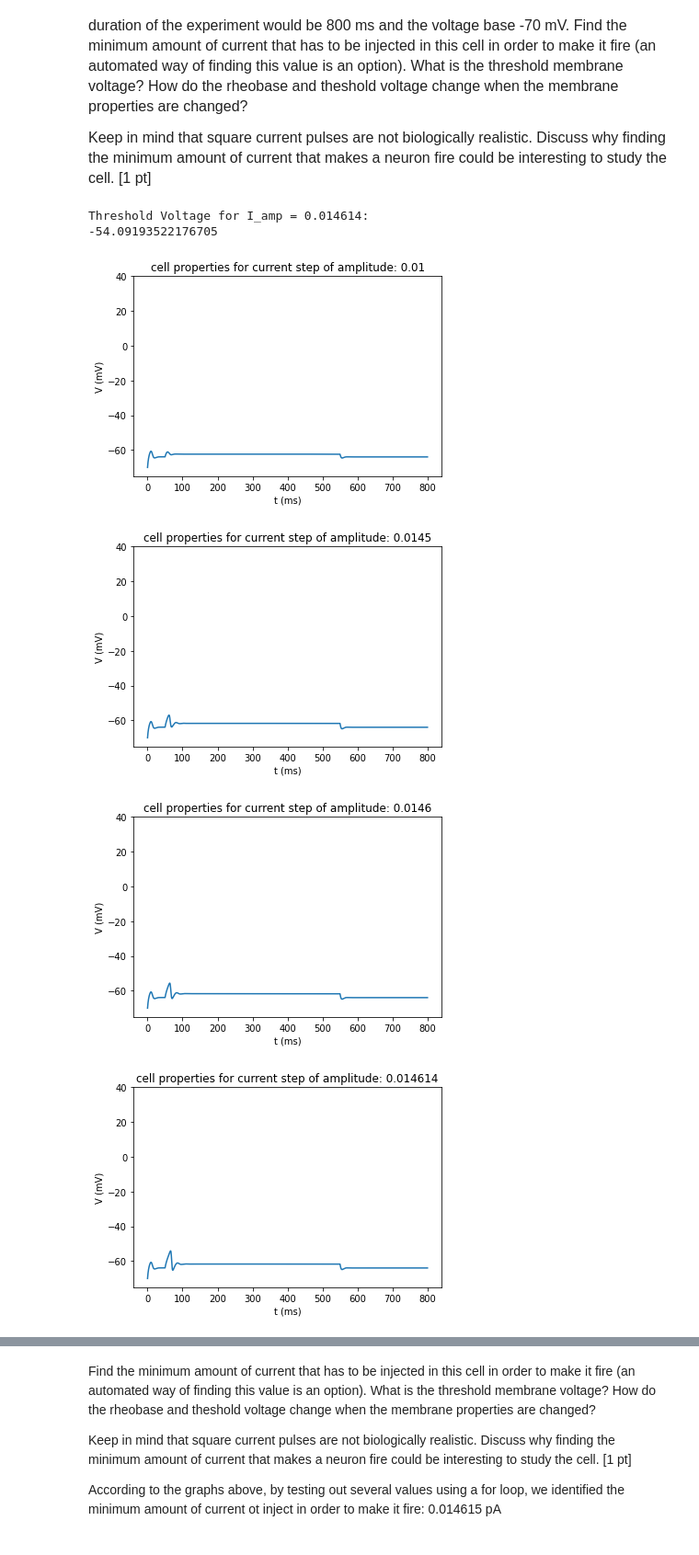
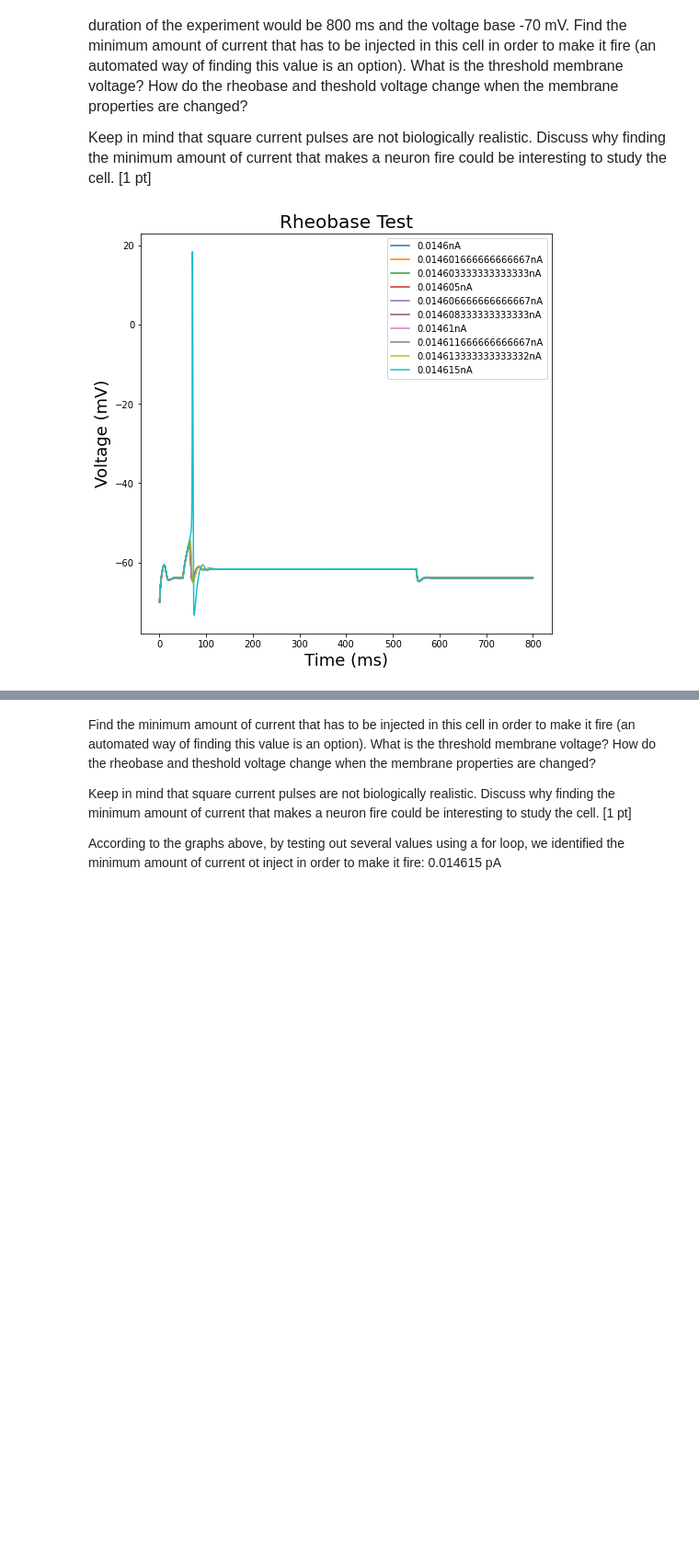
Before and after one commit to GasserElbanna/In-Silico-Neuroscience-Projects, a Jupyter notebook: Week 3/Week3_HomeWork.ipynb, the cells around one changed output, grey strips where cells are left out. Shown at 92% size. Drawn from its saved outputs; the diff is of its cells as text; code cells hidden in the pictures; blank space fills up the shorter version.

```diff
--- a/Week 3/Week3_HomeWork.ipynb
+++ b/Week 3/Week3_HomeWork.ipynb
@@ -198,48 +175,42 @@ soma.insert('hh')
 for seg in soma:
     seg.hh.gkbar = 0.015   # Maximal conductance of the potassium channels
     seg.hh.gnabar = 0.1  # Maximal conductance of the sodium channels
+# %%
+def compute_rheobase(soma_v_vec, t_vec, min_I, max_I, num_steps, stim):
+    fig = plt.figure(figsize=(8, 8))
+    current = []
+    for i in np.linspace(min_I, max_I, num_steps):
+        current.append(i)
+        stim.amp = i
+
+        # Initialize and run a simulation
+        h.load_file('stdrun.hoc')
+        h.finitialize(-70)
+        h.continuerun(800)
+        plt.plot(t_vec, soma_v_vec, label=str(i) + 'nA')
+        plt.title('Rheobase Test', fontsize=20)
+        plt.legend()
+
+    #print(current)
+    plt.xlabel('Time (ms)', fontsize=18)
+    plt.ylabel('Voltage (mV)', fontsize=18)
+    #pyplot.savefig("E:\GP\Results\Rheobase_Test.svg")
 # %%
 # Inject a current step into the soma
 stim = h.IClamp(soma(0.5))         # Place a stimulation electrode in the middle of the soma
 stim.delay = 50   # stim delay (ms)
 stim.dur = 500     # stim duration (ms)
 
-I_amp_values = [0.01, 0.0145, 0.0146, 0.014614, 0.014615, 0.0147, 0.015, 0.03]
+# Initialize NEURON vectors to record time, voltage and current
+# time vector
+rec_t = h.Vector()
+rec_t.record(h._ref_t)
 
-for I_amp in I_amp_values:
-    stim.amp = I_amp     # stim amplitude (pA)
+# membrame potential vector
+rec_v = h.Vector()
+rec_v.record(soma(0.5)._ref_v)
 
-    # Initialize NEURON vectors to record time, voltage and current
-    # time vector
-    rec_t = h.Vector()
-    rec_t.record(h._ref_t)
-    # membrame potential vector
-    rec_v = h.Vector()
-    rec_v.record(soma(0.5)._ref_v)
-    # current
-    rec_i = h.Vector()
-    rec_i.record(stim._ref_i)
-
-    # Initialize and run a simulation
-    h.load_file('stdrun.hoc')
-    h.finitialize(-70)
-    h.continuerun(800)
-
-    if I_amp == 0.014614:
-        print("Threshold Voltage for I_amp = 0.014614: ")
-        print(rec_v.max())
-
-    # PLOT
-    plt.figure()
-    plt.title('cell properties for current step of amplitude: '+str(I_amp))
-    plt.ylim([-75, 40])
-    plt.ylabel('V (mV)')
-    plt.xlabel('t (ms)')
-    plt.plot(rec_t,rec_v)
+# Apply stimulation protocol with different current to get Rheobase (min current)
+compute_rheobase(rec_v, rec_t, 0.0146, 0.014615, 10, stim)
 # %% [output]
-Threshold Voltage for I_amp = 0.014614:
--54.09193522176705
-[figure, old version]
+[figure, new version]
-[figure, removed]
-[figure, removed]
-[figure, removed]
```
Also changed, not shown: parts of 10 cells of this notebook.
